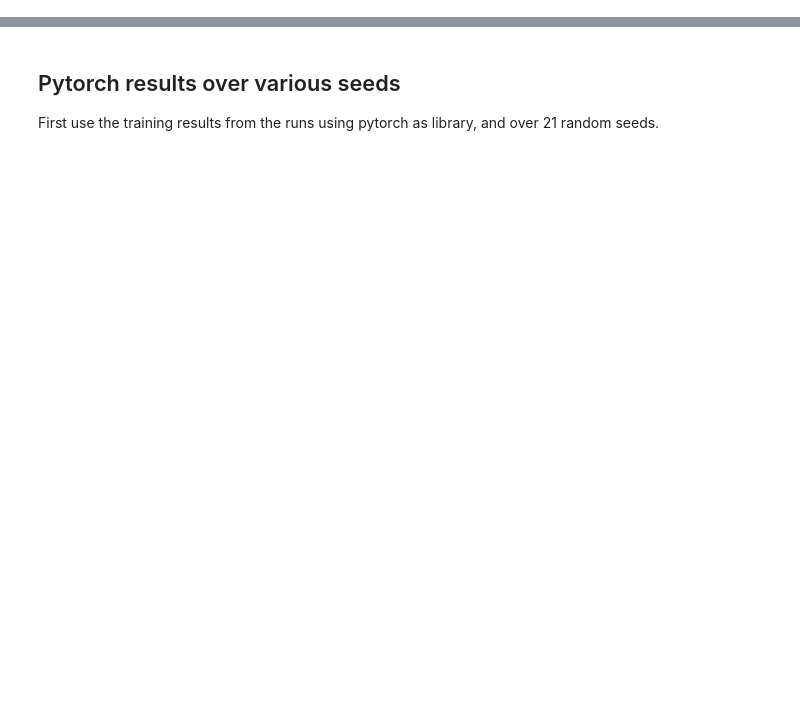
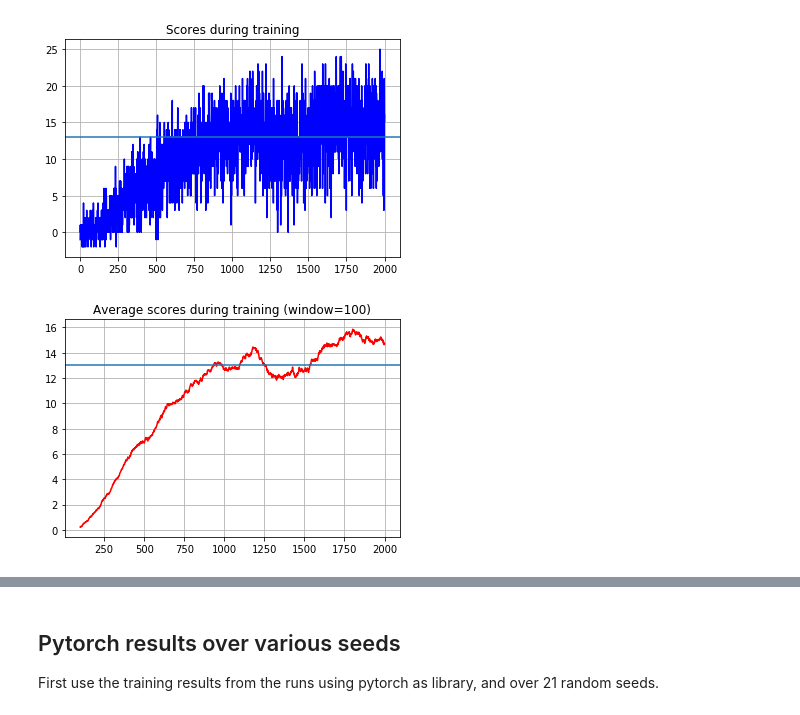
Before and after one commit to wpumacay/DeeprlND-projects, a Jupyter notebook: project1-navigation/results_analysis.ipynb, the cells around one changed output, grey strips where cells are left out. Drawn from its saved outputs; the diff is of its cells as text; code cells hidden in the pictures; blank space fills up the shorter version.

Commit message:
[UPDATE]: visualization in results notebook
Changes:

* Added some loaders for sessions over experiments
* Updated results notebook with some visualizations

```diff
--- a/project1-navigation/results_analysis.ipynb
+++ b/project1-navigation/results_analysis.ipynb
@@ -15,21 +25,3 @@ Visualize some runs
 # %%
 # folder where all runs are located
 BASE_FOLDER = os.path.join( os.getcwd(), 'results' )
-# %%
-def plotSingleRun( sessionId, color = 'r' ) :
-    _folder = os.path.join( BASE_FOLDER, sessionId )
-    _filepath = os.path.join( _folder, sessionId + '_results.pkl' )
-
-    _data = logger.loadTrainingResults( _filepath )
-
-    _scoresAvg = _data['scoresAvg']
-    _iters = np.arange( len( _scoresAvg ) )
-
-    plt.plot( _iters, _scoresAvg, color = color )
-    plt.axhline( 13., xmin = 0, xmax = len( _scoresAvg ) )
-
-plotSingleRun( 'banana_hyper_v1', color = 'r' )
-plotSingleRun( 'banana_hyper_v3', color = 'b' )
-plotSingleRun( 'banana_hyper_v4', color = 'g' )
-plotSingleRun( 'banana_hyper_v5', color = 'k' )
-plotSingleRun( 'banana_hyper_vtest', color = 'm' )
@@ -42,0 +28,38 @@ INFO> loaded training data from session [banana_hyper_vtest] with timestamp [Sat
+# %%
+def plotSeries( series,
+                startStep = 1,
+                color = 'r',
+                title = '',
+                linestyle = '-',
+                fig = None,
+                axes = None,
+                isScore = True ) :
+    # iteration indices (recall, smoothed start at step 100)
+    _steps = np.arange( len( series ) ) + startStep
+
+    if fig is None or axes is None :
+        fig, axes = plt.subplots()
+
+    axes.grid( True )
+    axes.plot( _steps, series, color = color, linestyle = linestyle )
+    axes.set_title( title )
+
+    # if scores plot, then plot the requirement
+    if isScore :
+        axes.axhline( 13. )
+
+def plotSingleRun( sessionId ) :
+    # path to .pkl file (from sessionId)
+    _folder = os.path.join( BASE_FOLDER, sessionId )
+    _filepath = os.path.join( _folder, sessionId + '_results.pkl' )
+
+    # load all training results
+    _data = logger.loadTrainingResults( _filepath )
+
+    # plot all results available
+    plotSeries( _data['scoresAll'], color = 'b', title = 'Scores during training' )
+    plotSeries( _data['scoresAvg'], startStep = 100, color = 'r', title = 'Average scores during training (window=100)' )
+    ## plotSeries( _data['bellmanErrors'], color = 'b', title = 'Bellman Errors' )
+
+plotSingleRun( 'banana_improvements_config_2_2_run_3_pytorch_seed_0' )
+# %% [output]
@@ -42,0 +67,2 @@ INFO> loaded training data from session [banana_hyper_vtest] with timestamp [Sat
+[figure, added]
+[figure, added]
```
Also changed, not shown: parts of 16 cells of this notebook.
